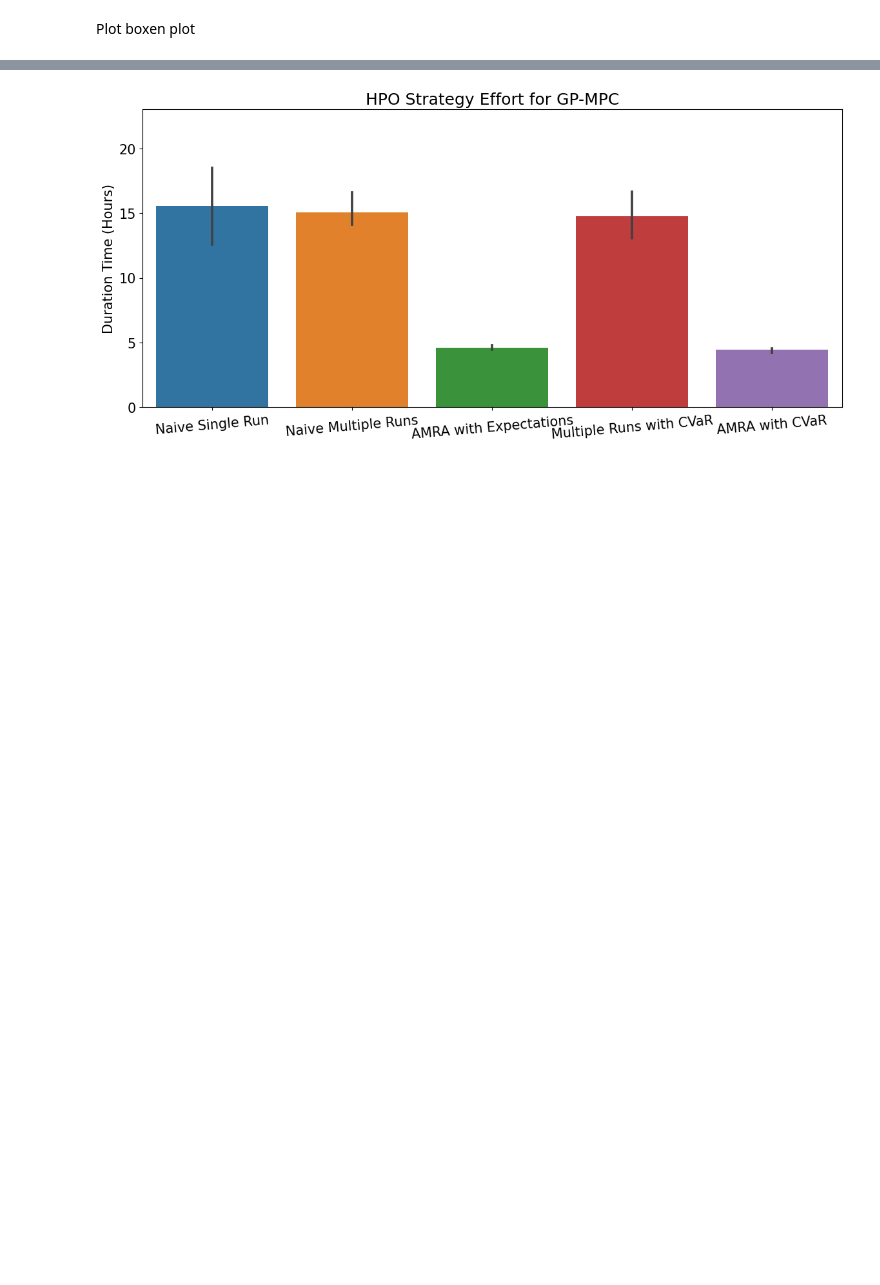
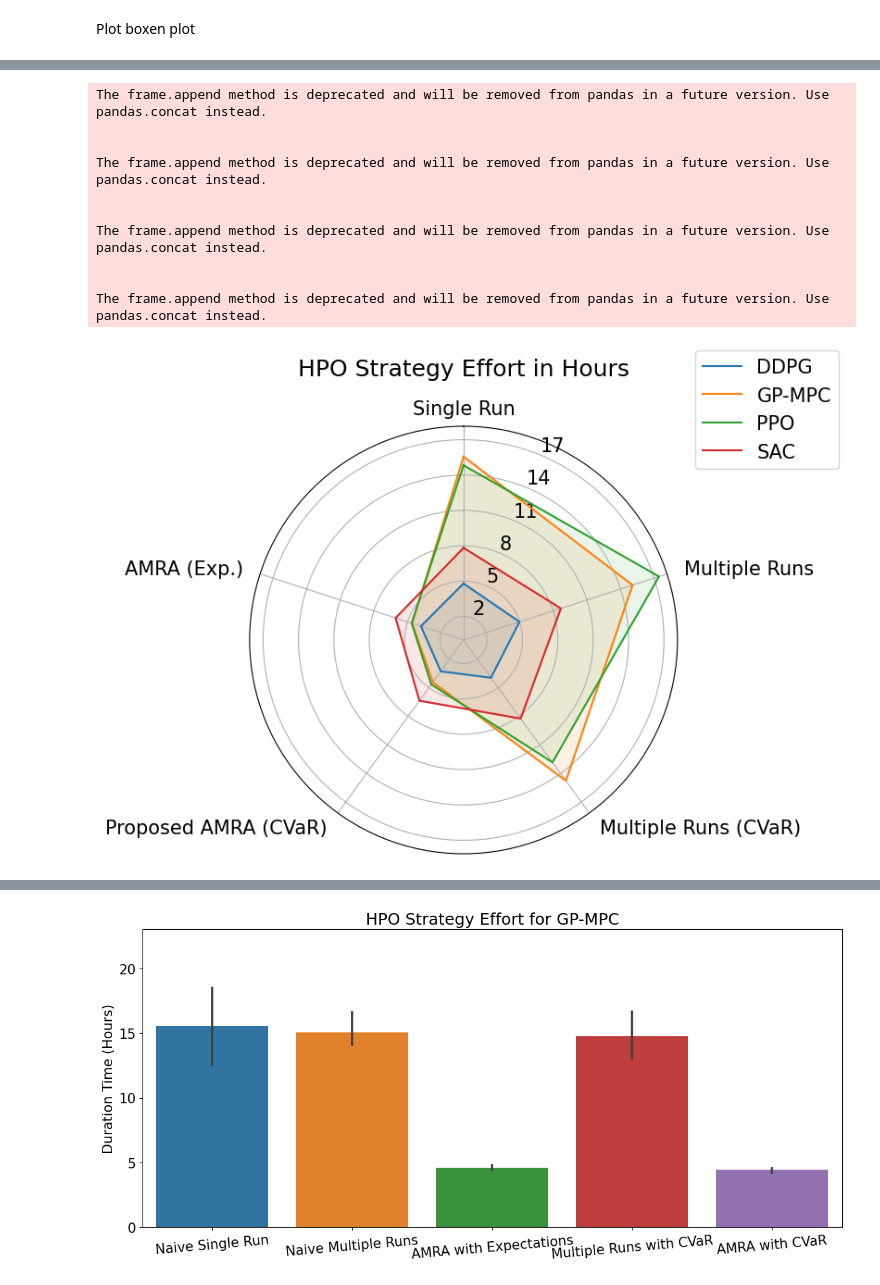
Before and after one commit to utiasDSL/safe-control-gym, a Jupyter notebook: experiments/comparisons/reliable_stats.ipynb, the cells around one changed output, grey strips where cells are left out. Drawn from its saved outputs; the diff is of its cells as text; code cells hidden in the pictures; blank space fills up the shorter version.

```diff
--- a/experiments/comparisons/reliable_stats.ipynb
+++ b/experiments/comparisons/reliable_stats.ipynb
@@ -280,0 +397,71 @@ for algorithm in algorithms:
+# %%
+for algorithm in algorithms:
+    # Add one feature called strategy name to the dataframe
+    hpo_effort_df['strategy_name'] = hpo_effort_df['Category'].apply(lambda x: strategy_name_maps[x])
+
+    # Filter the data for the current algorithm
+    algorithm_data = hpo_effort_df[hpo_effort_df['algorithm'] == algorithm]
+
+    # Append the filtered data to the combined DataFrame
+    combined_data = combined_data.append(algorithm_data)
+# Sample data for radar plot (modify this with your actual data)
+categories = [strategy_name_maps['s1'], strategy_name_maps['s2'], strategy_name_maps['s3'], strategy_name_maps['s4'], strategy_name_maps['s5']]
+# Convert the strategy_name column to categorical data with the custom order
+combined_data['strategy_name'] = pd.Categorical(combined_data['strategy_name'], categories=categories, ordered=True)
+data = combined_data.groupby(['algorithm', 'strategy_name'])['Duration Time (hours)'].mean().unstack().values
+df = pd.DataFrame({'categories': [strategy_name_maps['s1'], strategy_name_maps['s2'], strategy_name_maps['s5'], strategy_name_maps['s3'], strategy_name_maps['s4']],
+                   'DDPG': data[0,:],
+                   'GP-MPC': data[1,:],
+                   'PPO': data[2,:],
+                   'SAC': data[3,:]})
+
+fig, ax = plt.subplots(figsize=(6, 6), subplot_kw=dict(polar=True))
+
+# theta has 5 different angles, and the first one repeated
+theta = np.linspace(0, 2 * np.pi, len(categories), endpoint=False).tolist()
+theta += theta[:1]
+
+# loop over the algorithms
+for algo in df.columns[1:]:
+    # get values from the df
+    values = df[algo].values
+    # append the first value to the end to close the circle
+    values = np.append(values, values[0])
+    # plot the polygon
+    ax.plot(theta, values, label=algo)
+    # ax.tick_params(pad=40) # to increase the distance of the labels to the plot
+    # # fill the area of the polygon with green and some transparency
+    ax.fill(theta, values, alpha=0.1)
+
+# Fix axis to go in the right order and start at 12 o'clock.
+ax.set_theta_offset(np.pi/2)
+ax.set_theta_direction(-1)
+
+# Draw axis lines for each angle and label.
+ax.set_thetagrids(np.degrees(theta[:-1]), categories)
+ax.set_rgrids([2, 5, 8, 11, 14, 17])
+
+# plt.xticks(theta[:-1], df['categories'], color='grey', size=10)
+
+for label, theta in zip(ax.get_xticklabels(), theta):
+  if theta in (0, np.pi):
+    label.set_horizontalalignment('center')
+  elif 0 < theta < np.pi:
+    label.set_horizontalalignment('left')
+  else:
+    label.set_horizontalalignment('right')
+plt.legend(loc='upper right', bbox_to_anchor=(1.4, 1.2))
+plt.title("HPO Strategy Effort in Hours", y=1.1)
+plt.show()
+# %% [output]
+The frame.append method is deprecated and will be removed from pandas in a future version. Use pandas.concat instead.
+
+
+The frame.append method is deprecated and will be removed from pandas in a future version. Use pandas.concat instead.
+
+
+The frame.append method is deprecated and will be removed from pandas in a future version. Use pandas.concat instead.
+
+
+The frame.append method is deprecated and will be removed from pandas in a future version. Use pandas.concat instead.
+[figure, added]
```
Also changed, not shown: parts of 10 cells of this notebook, 1 other file.
